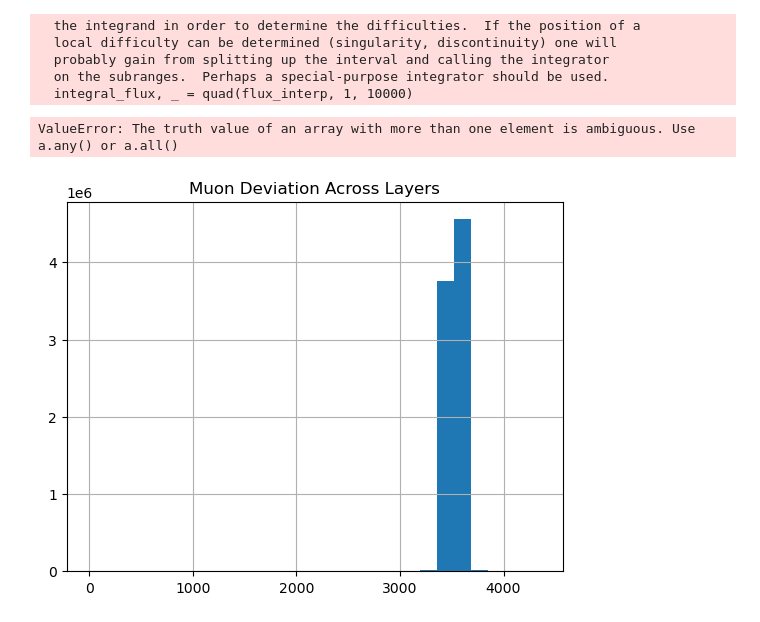
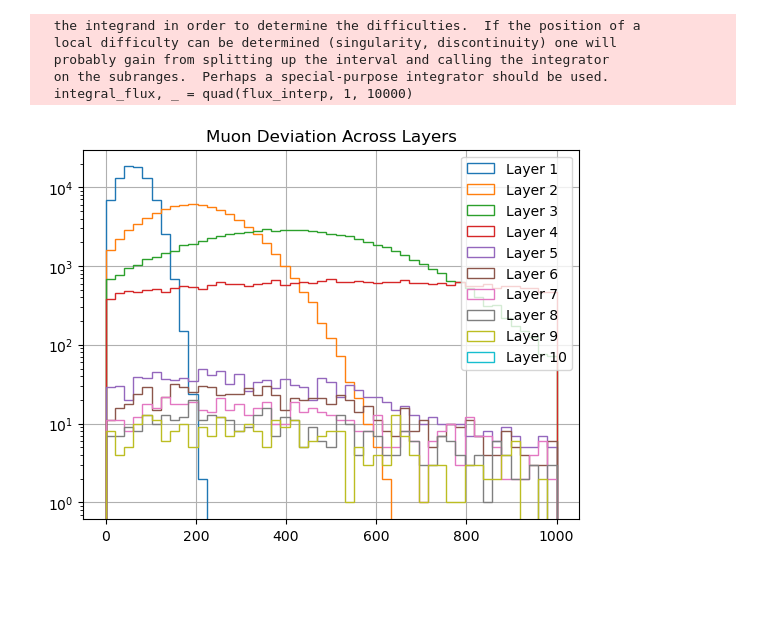
Before and after one commit to cgalelli/CR4ERMES, a Jupyter notebook: CR4ERMES.ipynb, the cells around one changed output. Saved outputs shown, nothing was run; the diff lists cells and outputs as text; code cells hidden in the pictures; blank space fills up the shorter version.

```diff
--- a/CR4ERMES.ipynb
+++ b/CR4ERMES.ipynb
@@ -57,6 +57,8 @@ integral_flux, _ = quad(flux_interp, 1, 10000)
   integral_flux, _ = quad(flux_interp, 1, 10000)
 # %%
 flux_in_scenario = integral_flux * size_m2 * int_time * np.pi * 4
+
+flux_realization = np.random.poisson(flux_in_scenario)
 # %%
 e_grid = np.logspace(0, 4, 100)
 
@@ -69,7 +71,7 @@ cdf_normalized = cdf / cdf[-1]
 
 inv_cdf = interp1d(cdf_normalized, e_grid, bounds_error=False, fill_value=(e_grid[0], e_grid[-1]))
 
-random_u = np.random.uniform(0, 1, int(flux_in_scenario))
+random_u = np.random.uniform(0, 1, flux_realization)
 
 sampled_energies = inv_cdf(random_u)
 # %%
@@ -79,7 +81,7 @@ cdf_angles = (2 * phi_grid + np.sin(2 * phi_grid)) / np.pi
 
 inv_cdf = interp1d(cdf_angles, phi_grid, kind='linear')
 
-random_u = np.random.uniform(0, 1, int(flux_in_scenario))
+random_u = np.random.uniform(0, 1, flux_realization)
 
 sampled_angles = np.degrees(inv_cdf(random_u))
 # %%
@@ -90,22 +91,23 @@ ai = np.digitize(sampled_angles, angles_deg) -1
 ei = np.clip(ei, 0, survival.shape[1] - 1)
 ai = np.clip(ai, 0, survival.shape[0] - 1)
 # %%
-dev_values = np.zeros((len(sampled_energies), 10))
-for i in range(int(flux_in_scenario)):
+dev_values = np.zeros((flux_realization, 10))
+for i in range(flux_realization):
     for l in range(10):
-        survived = np.random.rand() < survival[ai, ei, l]
+        survived = np.random.rand() < survival[ai[i], ei[i], l]
         if survived:
-            dev_value = np.random.normal(avg_dev[ai, ei, l], std_dev[ai, ei, l])
+            dev_value = np.random.normal(avg_dev[ai[i], ei[i], l], std_dev[ai[i], ei[i], l])
             dev_values[i, l] = dev_value
         else:
             break
-# %% [output]
-ValueError: The truth value of an array with more than one element is ambiguous. Use a.any() or a.all()
 # %%
-for devv in dev_values.T:
-    plt.hist(devv[devv>0])
+bins = np.linspace(0, radius*1000, 50)
+for i, devv in enumerate(dev_values.T):
+    plt.hist(devv[devv>0], bins=bins, histtype='step', label=f'Layer {i+1}')
 plt.title('Muon Deviation Across Layers')
 plt.grid()
+plt.legend()
+plt.yscale('log')
 plt.show()
 # %% [output]
-[figure, old version]
+[figure, new version]
```
Also changed, not shown: parts of 1 cell of this notebook.
